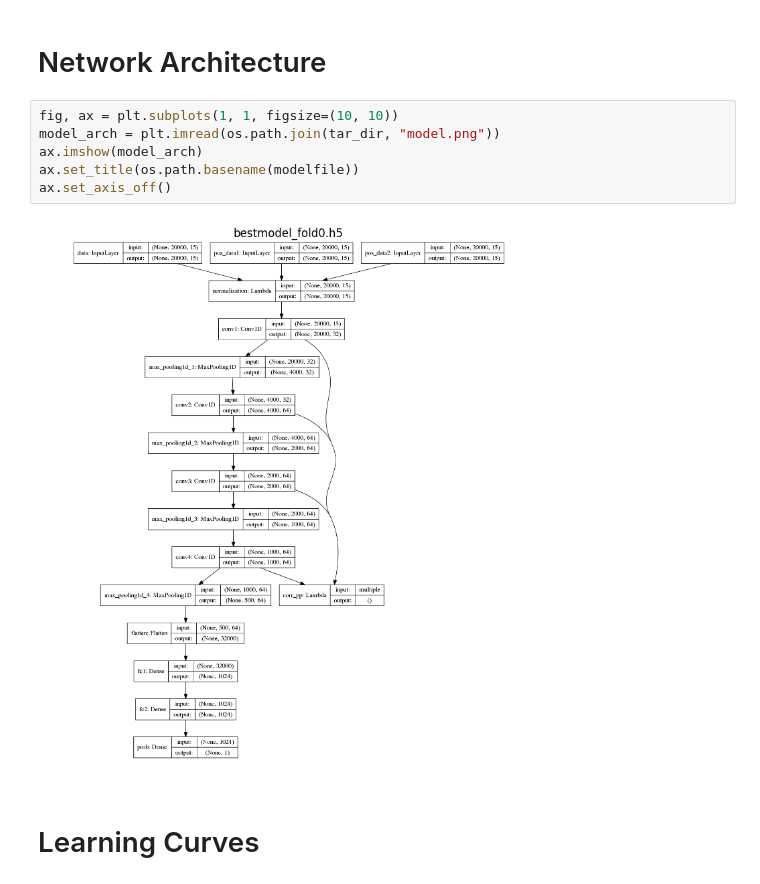
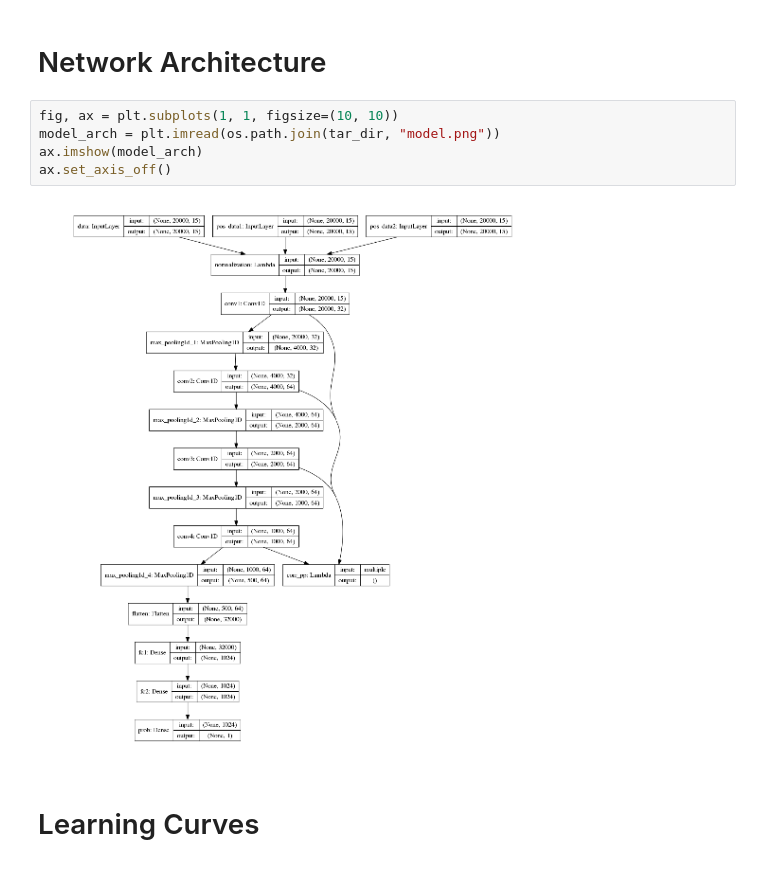
Before and after one commit to lerrytang/CorrReg, a Jupyter notebook: python/CheckTrainLog.ipynb, the cells around one changed output. Cells and saved outputs as stored; diff of their text form.

```diff
--- a/python/CheckTrainLog.ipynb
+++ b/python/CheckTrainLog.ipynb
@@ -43,10 +62,9 @@ n_folds = len(hist_files)
 # %%
 fig, ax = plt.subplots(1, 1, figsize=(10, 10))
 model_arch = plt.imread(os.path.join(tar_dir, "model.png"))
 ax.imshow(model_arch)
-ax.set_title(os.path.basename(modelfile))
 ax.set_axis_off()
 # %% [output]
-[figure, old version]
+[figure, new version]
 # %% [markdown]
 # Learning Curves
```
Also changed, not shown: parts of 8 cells of this notebook.
